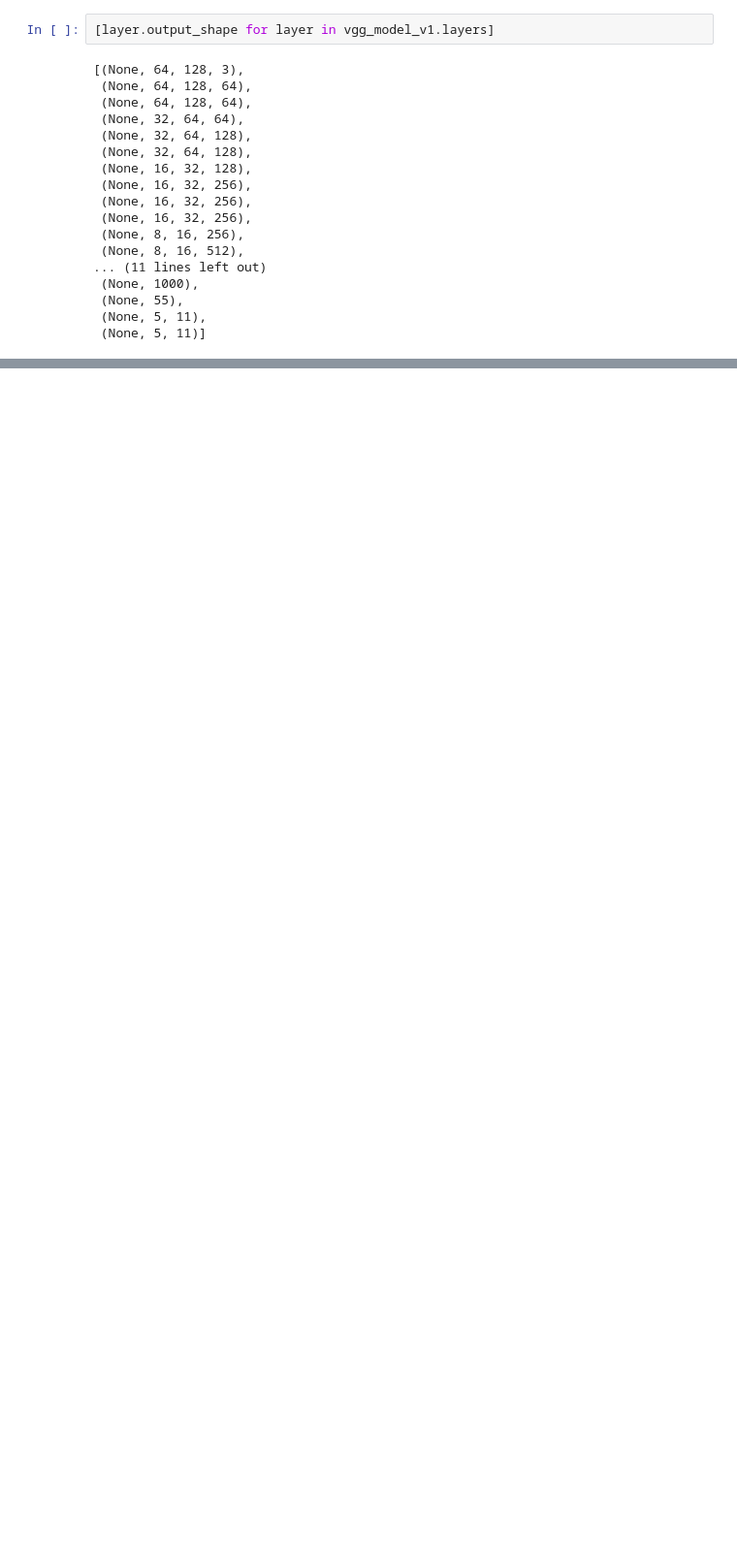
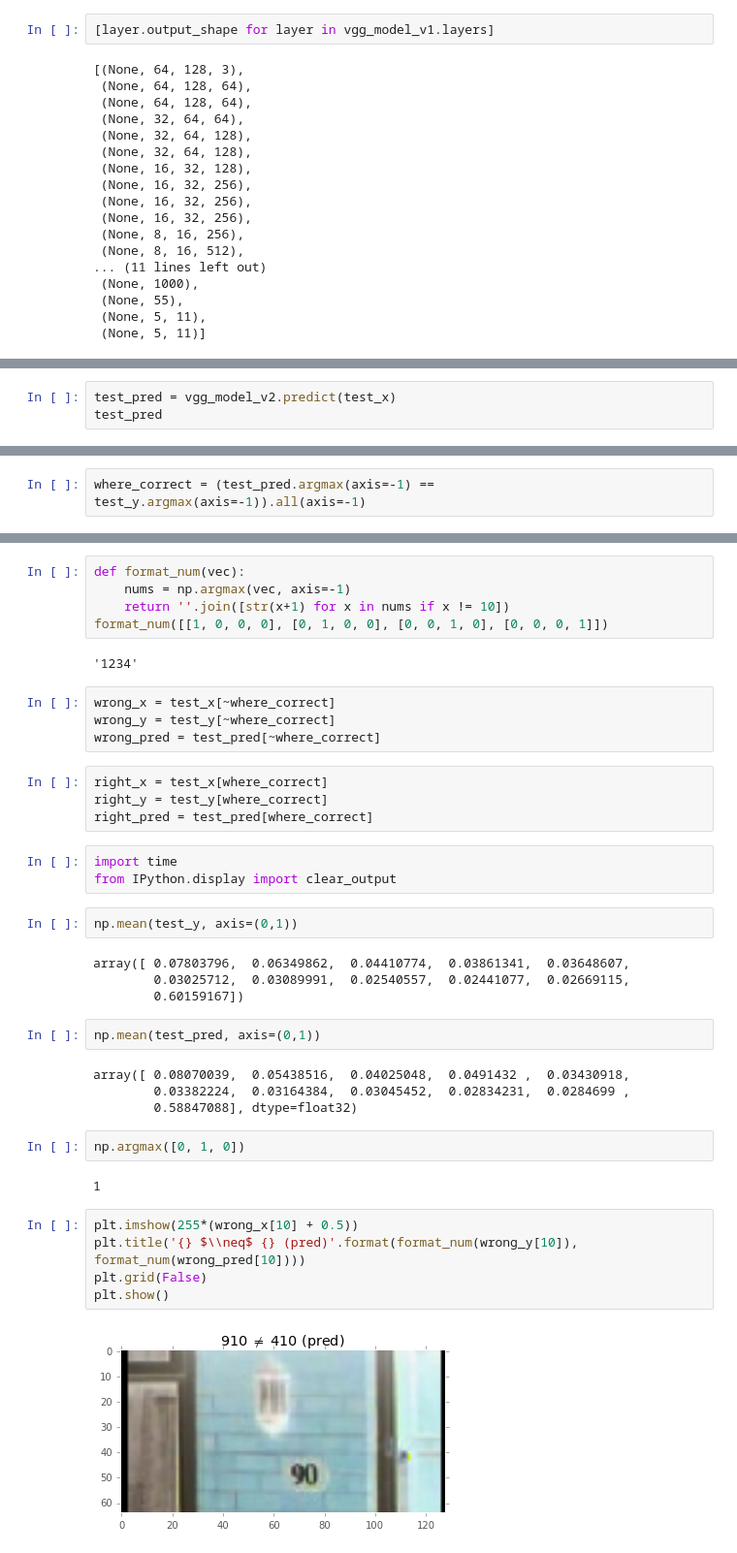
Before and after one commit to idelbrid/SVHN_DeepLearning, a Jupyter notebook: Testing Models on SVHN Data Improved Preprocessing.ipynb, the cells around one changed output, grey strips where cells are left out. Shown at 97% size. Drawn from its saved outputs; the diff is of its cells as text; blank space fills up the shorter version.

Commit message:
Making 'progress' on models...

```diff
--- a/Testing Models on SVHN Data Improved Preprocessing.ipynb
+++ b/Testing Models on SVHN Data Improved Preprocessing.ipynb
@@ -137,0 +198,3 @@ KeyboardInterrupt:
+# %%
+test_pred = vgg_model_v2.predict(test_x)
+test_pred
@@ -137,0 +231,2 @@ KeyboardInterrupt:
+# %%
+where_correct = (test_pred.argmax(axis=-1) == test_y.argmax(axis=-1)).all(axis=-1)
@@ -137,0 +243,41 @@ KeyboardInterrupt:
+# %%
+def format_num(vec):
+    nums = np.argmax(vec, axis=-1)
+    return ''.join([str(x+1) for x in nums if x != 10])
+format_num([[1, 0, 0, 0], [0, 1, 0, 0], [0, 0, 1, 0], [0, 0, 0, 1]])
+# %% [output]
+'1234'
+# %%
+wrong_x = test_x[~where_correct]
+wrong_y = test_y[~where_correct]
+wrong_pred = test_pred[~where_correct]
+# %%
+right_x = test_x[where_correct]
+right_y = test_y[where_correct]
+right_pred = test_pred[where_correct]
+# %%
+import time
+from IPython.display import clear_output
+# %%
+np.mean(test_y, axis=(0,1))
+# %% [output]
+array([ 0.07803796,  0.06349862,  0.04410774,  0.03861341,  0.03648607,
+        0.03025712,  0.03089991,  0.02540557,  0.02441077,  0.02669115,
+        0.60159167])
+# %%
+np.mean(test_pred, axis=(0,1))
+# %% [output]
+array([ 0.08070039,  0.05438516,  0.04025048,  0.0491432 ,  0.03430918,
+        0.03382224,  0.03164384,  0.03045452,  0.02834231,  0.0284699 ,
+        0.58847088], dtype=float32)
+# %%
+np.argmax([0, 1, 0])
+# %% [output]
+1
+# %%
+plt.imshow(255*(wrong_x[10] + 0.5))
+plt.title('{} $\\neq$ {} (pred)'.format(format_num(wrong_y[10]), format_num(wrong_pred[10])))
+plt.grid(False)
+plt.show()
+# %% [output]
+[figure, added]
```
Also changed, not shown: parts of 32 cells of this notebook, 2 other files.
